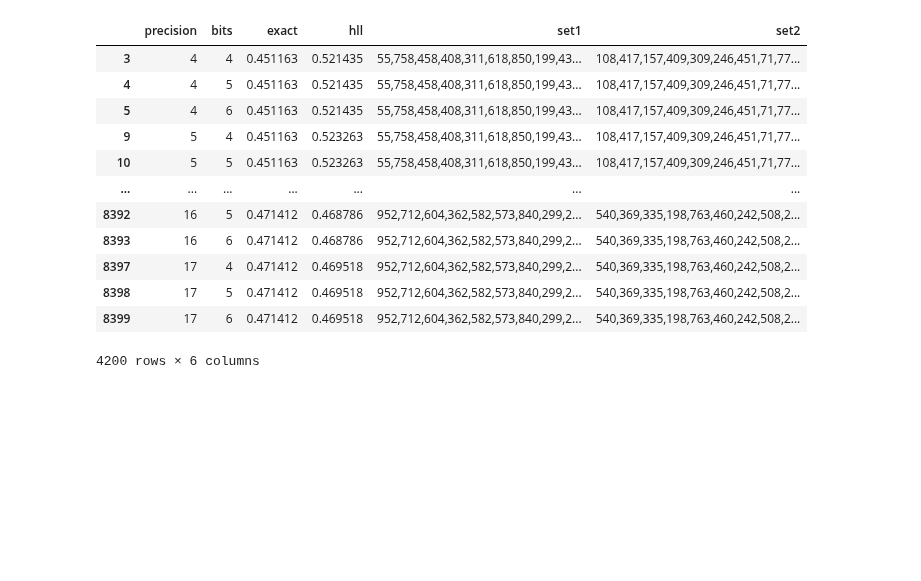
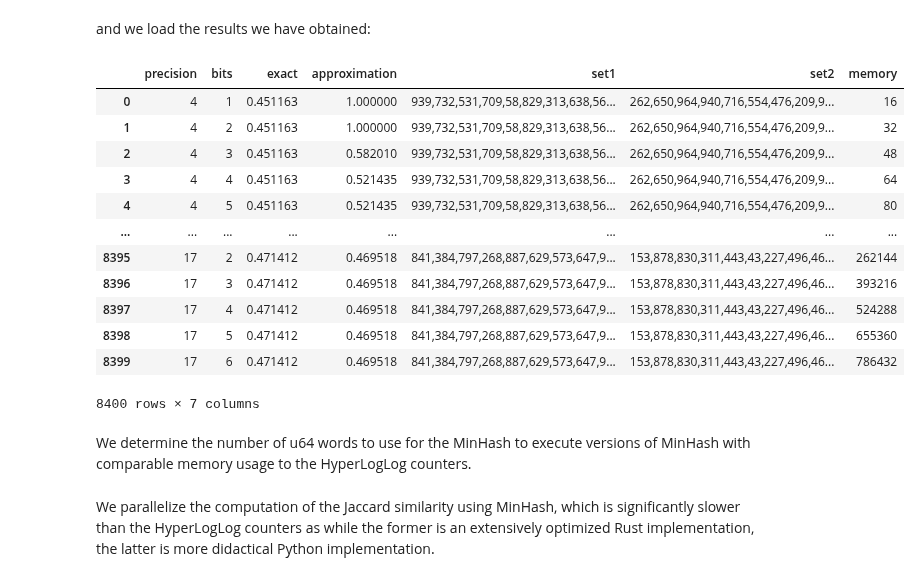
Before and after one commit to LucaCappelletti94/hyperloglog-rs, a Jupyter notebook: Jaccard evaluations.ipynb, the cells around one changed output. Drawn from its saved outputs; the diff is of its cells as text; code cells hidden in the pictures; blank space fills up the shorter version.

```diff
--- a/Jaccard evaluations.ipynb
+++ b/Jaccard evaluations.ipynb
@@ -7,21 +41,21 @@ Requirement already satisfied: scipy>=1.0.0 in /home/luca/anaconda3/envs/grape/l
+# %% [markdown]
+and we load the results we have obtained:
 # %%
 import pandas as pd
 df = pd.read_csv("jaccard_benchmark.tsv", sep="\t")
-
-
-df = df[df.bits.isin([4, 5, 6])]
+df["memory"] = 2**df.precision * df.bits
 df
 # %% [output]
-|  | precision | bits | exact | hll | set1 | set2 |
-| 3 | 4 | 4 | 0.451163 | 0.521435 | 55,758,458,408,311,618,850,199,43... | 108,417,157,409,309,246,451,71,77... |
-| 4 | 4 | 5 | 0.451163 | 0.521435 | 55,758,458,408,311,618,850,199,43... | 108,417,157,409,309,246,451,71,77... |
-| 5 | 4 | 6 | 0.451163 | 0.521435 | 55,758,458,408,311,618,850,199,43... | 108,417,157,409,309,246,451,71,77... |
-| 9 | 5 | 4 | 0.451163 | 0.523263 | 55,758,458,408,311,618,850,199,43... | 108,417,157,409,309,246,451,71,77... |
-| 10 | 5 | 5 | 0.451163 | 0.523263 | 55,758,458,408,311,618,850,199,43... | 108,417,157,409,309,246,451,71,77... |
-| ... | ... | ... | ... | ... | ... | ... |
-| 8392 | 16 | 5 | 0.471412 | 0.468786 | 952,712,604,362,582,573,840,299,2... | 540,369,335,198,763,460,242,508,2... |
-| 8393 | 16 | 6 | 0.471412 | 0.468786 | 952,712,604,362,582,573,840,299,2... | 540,369,335,198,763,460,242,508,2... |
-| 8397 | 17 | 4 | 0.471412 | 0.469518 | 952,712,604,362,582,573,840,299,2... | 540,369,335,198,763,460,242,508,2... |
-| 8398 | 17 | 5 | 0.471412 | 0.469518 | 952,712,604,362,582,573,840,299,2... | 540,369,335,198,763,460,242,508,2... |
-| 8399 | 17 | 6 | 0.471412 | 0.469518 | 952,712,604,362,582,573,840,299,2... | 540,369,335,198,763,460,242,508,2... |
+|  | precision | bits | exact | approximation | set1 | set2 | memory |
+| 0 | 4 | 1 | 0.451163 | 1.000000 | 939,732,531,709,58,829,313,638,56... | 262,650,964,940,716,554,476,209,9... | 16 |
+| 1 | 4 | 2 | 0.451163 | 1.000000 | 939,732,531,709,58,829,313,638,56... | 262,650,964,940,716,554,476,209,9... | 32 |
+| 2 | 4 | 3 | 0.451163 | 0.582010 | 939,732,531,709,58,829,313,638,56... | 262,650,964,940,716,554,476,209,9... | 48 |
+| 3 | 4 | 4 | 0.451163 | 0.521435 | 939,732,531,709,58,829,313,638,56... | 262,650,964,940,716,554,476,209,9... | 64 |
+| 4 | 4 | 5 | 0.451163 | 0.521435 | 939,732,531,709,58,829,313,638,56... | 262,650,964,940,716,554,476,209,9... | 80 |
+| ... | ... | ... | ... | ... | ... | ... | ... |
+| 8395 | 17 | 2 | 0.471412 | 0.469518 | 841,384,797,268,887,629,573,647,9... | 153,878,830,311,443,43,227,496,46... | 262144 |
+| 8396 | 17 | 3 | 0.471412 | 0.469518 | 841,384,797,268,887,629,573,647,9... | 153,878,830,311,443,43,227,496,46... | 393216 |
+| 8397 | 17 | 4 | 0.471412 | 0.469518 | 841,384,797,268,887,629,573,647,9... | 153,878,830,311,443,43,227,496,46... | 524288 |
+| 8398 | 17 | 5 | 0.471412 | 0.469518 | 841,384,797,268,887,629,573,647,9... | 153,878,830,311,443,43,227,496,46... | 655360 |
+| 8399 | 17 | 6 | 0.471412 | 0.469518 | 841,384,797,268,887,629,573,647,9... | 153,878,830,311,443,43,227,496,46... | 786432 |
-4200 rows × 6 columns
+8400 rows × 7 columns
@@ -31,3 +62,5 @@ from tqdm.auto import tqdm
+# %% [markdown]
+We determine the number of u64 words to use for the MinHash to execute versions of MinHash with comparable memory usage to the HyperLogLog counters.
 # %%
 import math
 
@@ -47,5 +82,7 @@ number_of_words = [
     for word in number_of_words
     if word > 0
 ]
+# %% [markdown]
+We parallelize the computation of the Jaccard similarity using MinHash, which is significantly slower than the HyperLogLog counters as while the former is an extensively optimized Rust implementation, the latter is more didactical Python implementation.
 # %%
 from typing import List
```
Also changed, not shown: parts of 22 cells of this notebook, 1 other file.
